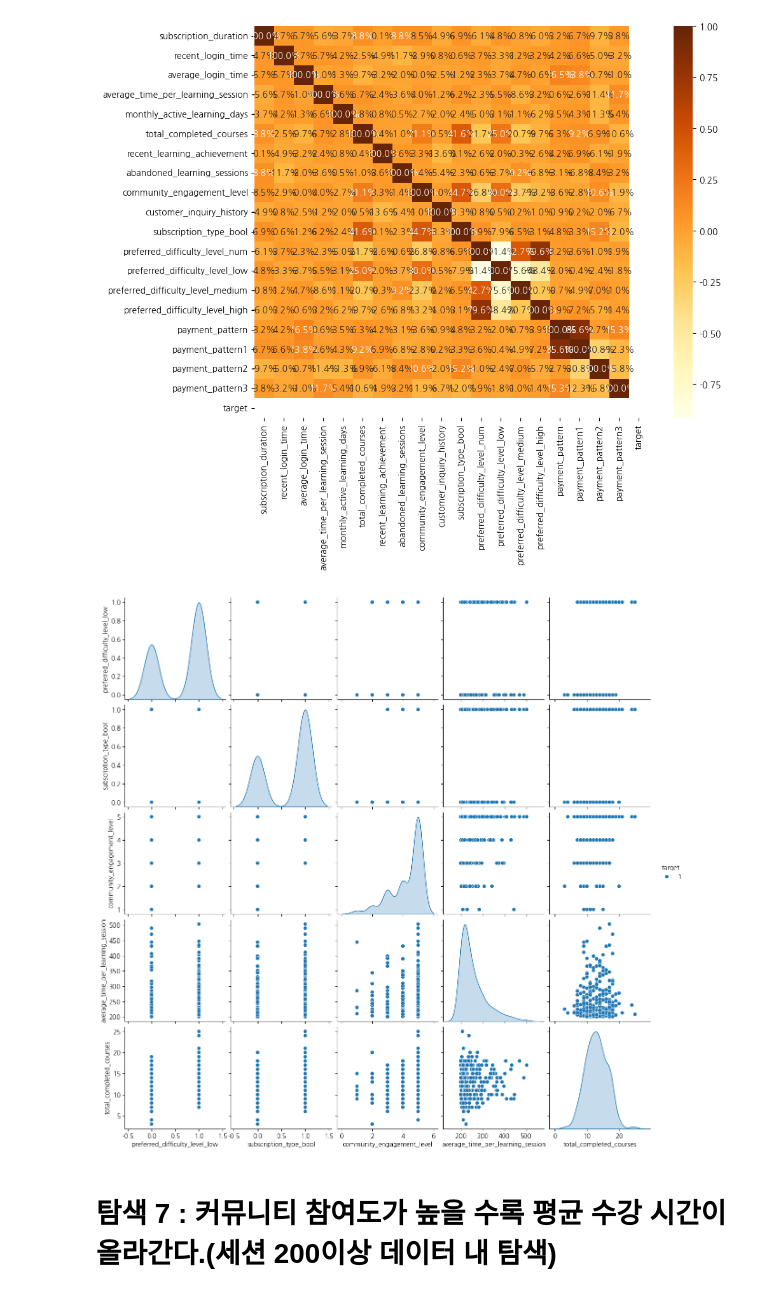
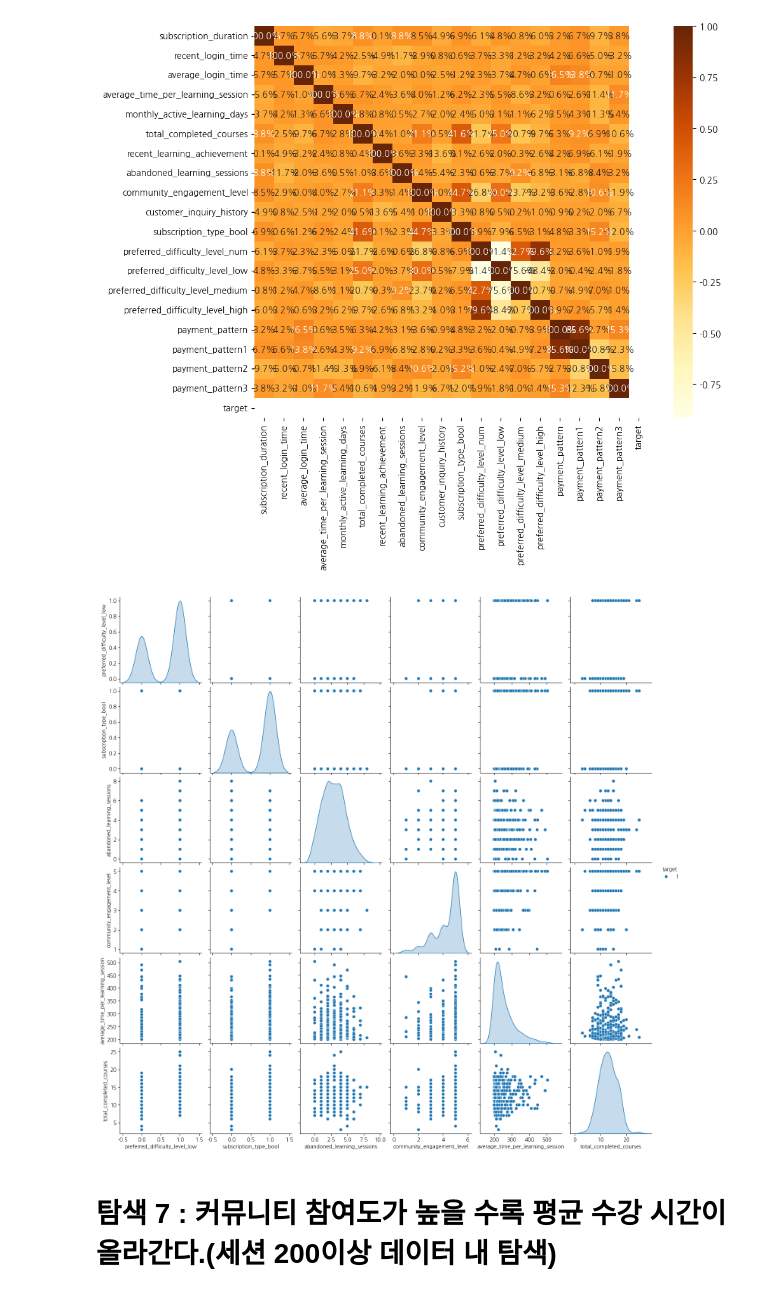
Before and after one commit to min01118/WASSUP4, a Jupyter notebook: 05_Data_Analysis/DA_Mini_Project.ipynb, the cells around one changed output. Drawn from its saved outputs; the diff is of its cells as text; code cells hidden in the pictures.

```diff
--- a/05_Data_Analysis/DA_Mini_Project.ipynb
+++ b/05_Data_Analysis/DA_Mini_Project.ipynb
@@ -1145,10 +1149,10 @@ plt.show()
 # %% [output]
 [figure]
 # %%
-sns.pairplot(ddf[["preferred_difficulty_level_low","subscription_type_bool","community_engagement_level","average_time_per_learning_session","target","total_completed_courses"]], hue="target" )
+sns.pairplot(ddf[["preferred_difficulty_level_low","subscription_type_bool","abandoned_learning_sessions","community_engagement_level","average_time_per_learning_session","target","total_completed_courses"]], hue="target" )
 plt.title("")
 plt.show()
 # %% [output]
-[figure, old version]
+[figure, new version]
 # %% [markdown]
 # 탐색 7 : 커뮤니티 참여도가 높을 수록 평균 수강 시간이 올라간다.(세션 200이상 데이터 내 탐색)
```
Also changed, not shown: parts of 7 cells of this notebook.
